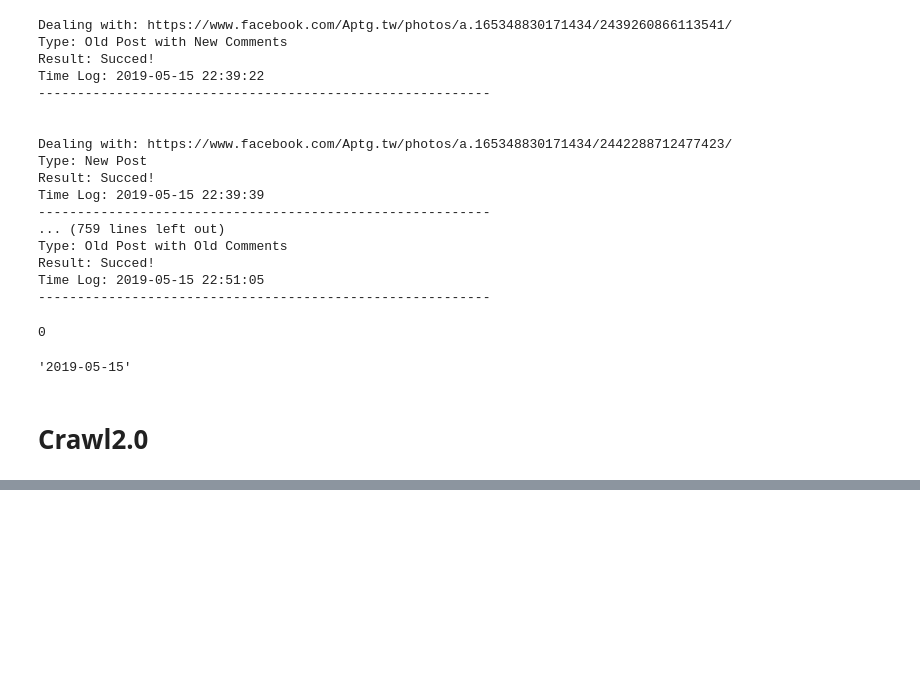
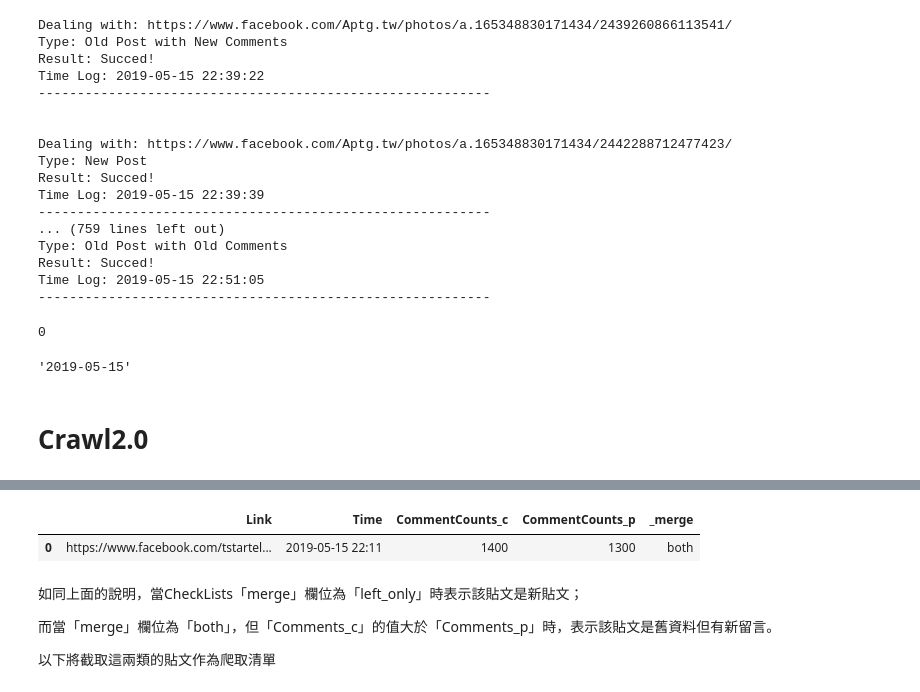
Before and after one commit to tlyu0419/FacebookCrawler, a Jupyter notebook: Facebook.ipynb, the cells around one changed output, grey strips where cells are left out. Drawn from its saved outputs; the diff is of its cells as text; code cells hidden in the pictures; blank space fills up the shorter version.

```diff
--- a/Facebook.ipynb
+++ b/Facebook.ipynb
@@ -812,3 +1080,18 @@ from bs4 import BeautifulSoup
+# %%
+try:
+    Posts = pd.read_pickle('C:/Users/TL_Yu/Desktop/Posts.plk')
+except:
+    Posts = pd.DataFrame(columns=['Name', 'ID', 'Time', 'Content', 'CommentCounts', 'Shares', 'Like', 'Love', 'Haha', 'Wow', 'Sad', 'Angry', 'Updatetime', 'Link'])
+try:
+    Comments = pd.read_pickle('C:/Users/TL_Yu/Desktop/Comments.plk')
+except:
+    Comments = pd.DataFrame(columns = ['ID', 'Name', 'Time', 'Content', 'RepID', 'RepName','Link', 'Updatetime'])
+
+urls = ['https://www.facebook.com/tstartel/',
+        'https://www.facebook.com/chtmobile/',
+        'https://www.facebook.com/taiwanmobile/',
+        'https://www.facebook.com/fareastone/',
+        'https://www.facebook.com/Aptg.tw/']
 # %%
 driver = webdriver.Chrome()
 driver.get('https://www.facebook.com/')
@@ -1258,0 +1101,12 @@ CrawlComment(soup)
+# %%
+CarwlList = CarwlList(urls=urls, n=2, Posts = Posts)
+CarwlList
+# %% [output]
+|  | Link | Time | CommentCounts_c | CommentCounts_p | _merge |
+| 0 | https://www.facebook.com/tstartel... | 2019-05-15 22:11 | 1400 | 1300 | both |
+# %% [markdown]
+如同上面的說明，當CheckLists「merge」欄位為「left_only」時表示該貼文是新貼文；
+
+而當「merge」欄位為「both」，但「Comments_c」的值大於「Comments_p」時，表示該貼文是舊資料但有新留言。
+
+以下將截取這兩類的貼文作為爬取清單
```
Also changed, not shown: parts of 41 cells of this notebook.
